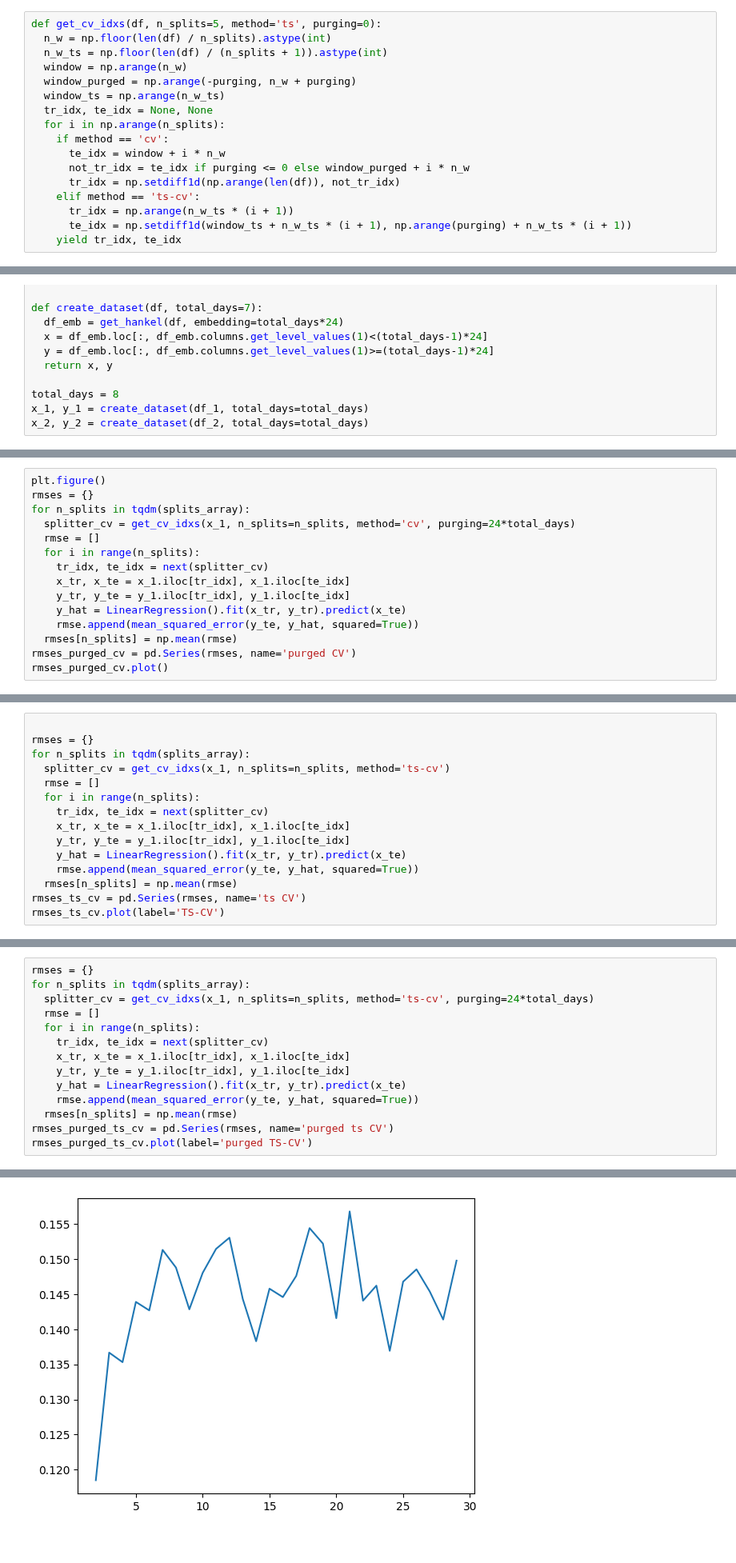
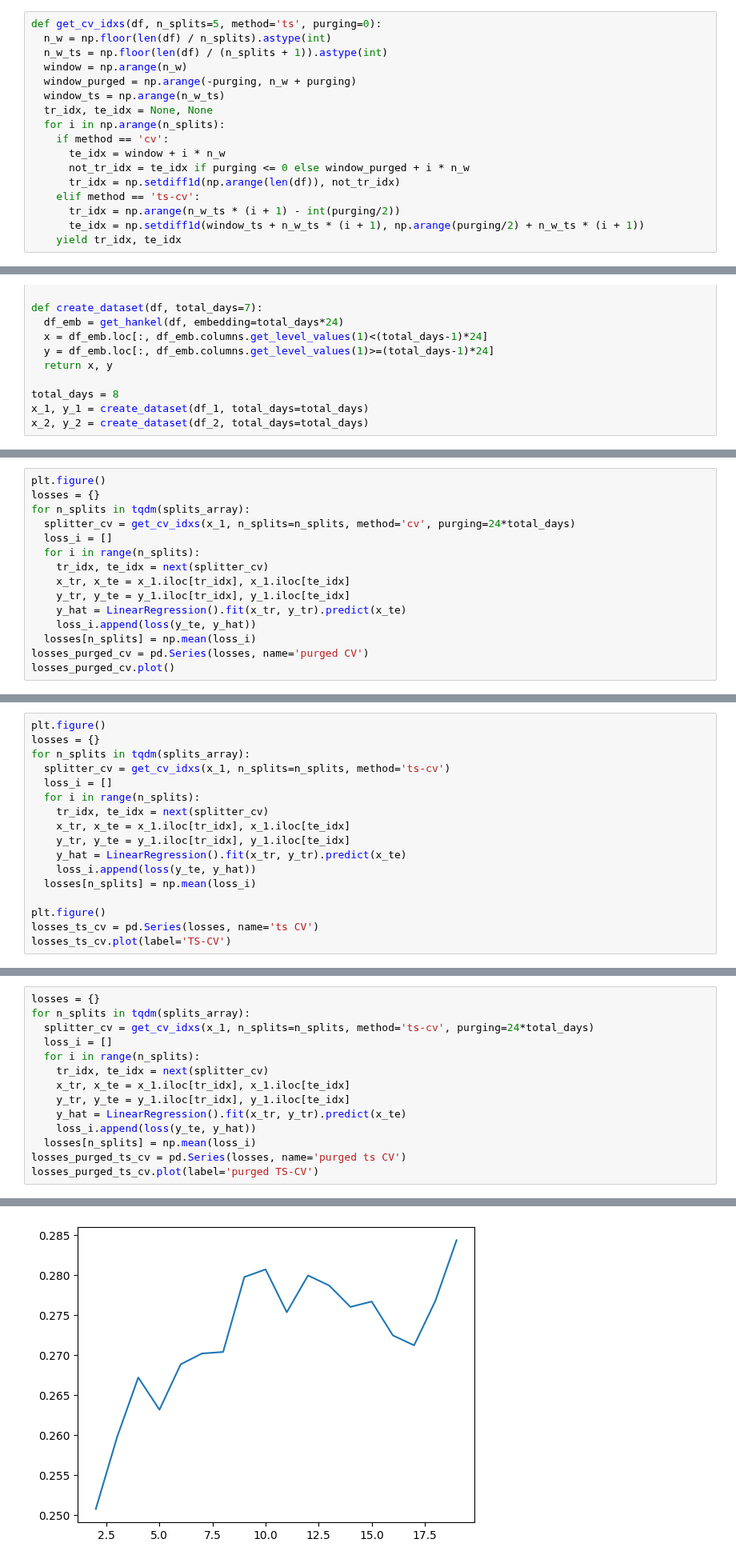
Before and after one commit to nepslor/teaching, a Jupyter notebook: TimeSeriesForecasting/cross_validation.ipynb, the cells around one changed output, grey strips where cells are left out. Shown at 80% size. Saved outputs shown, nothing was run; the diff lists cells and outputs as text.

```diff
--- a/TimeSeriesForecasting/cross_validation.ipynb
+++ b/TimeSeriesForecasting/cross_validation.ipynb
@@ -48,8 +65,8 @@ def get_cv_idxs(df, n_splits=5, method='ts', purging=0):
       not_tr_idx = te_idx if purging <= 0 else window_purged + i * n_w
       tr_idx = np.setdiff1d(np.arange(len(df)), not_tr_idx)
     elif method == 'ts-cv':
-      tr_idx = np.arange(n_w_ts * (i + 1))
-      te_idx = np.setdiff1d(window_ts + n_w_ts * (i + 1), np.arange(purging) + n_w_ts * (i + 1))
+      tr_idx = np.arange(n_w_ts * (i + 1) - int(purging/2))
+      te_idx = np.setdiff1d(window_ts + n_w_ts * (i + 1), np.arange(purging/2) + n_w_ts * (i + 1))
     yield tr_idx, te_idx
 # %%
 def plot_splits(splits, nsplits, ax=None):
@@ -161,17 +178,17 @@ rmses_cv.plot()
 # %%
 plt.figure()
-rmses = {}
+losses = {}
 for n_splits in tqdm(splits_array):
   splitter_cv = get_cv_idxs(x_1, n_splits=n_splits, method='cv', purging=24*total_days)
-  rmse = []
+  loss_i = []
   for i in range(n_splits):
     tr_idx, te_idx = next(splitter_cv)
     x_tr, x_te = x_1.iloc[tr_idx], x_1.iloc[te_idx]
     y_tr, y_te = y_1.iloc[tr_idx], y_1.iloc[te_idx]
     y_hat = LinearRegression().fit(x_tr, y_tr).predict(x_te)
-    rmse.append(mean_squared_error(y_te, y_hat, squared=True))
-  rmses[n_splits] = np.mean(rmse)
-rmses_purged_cv = pd.Series(rmses, name='purged CV')
-rmses_purged_cv.plot()
+    loss_i.append(loss(y_te, y_hat))
+  losses[n_splits] = np.mean(loss_i)
+losses_purged_cv = pd.Series(losses, name='purged CV')
+losses_purged_cv.plot()
 # %% [output]
 <Axes: >
@@ -179,17 +196,19 @@ rmses_purged_cv.plot()
 # %%
-
-rmses = {}
+plt.figure()
+losses = {}
 for n_splits in tqdm(splits_array):
   splitter_cv = get_cv_idxs(x_1, n_splits=n_splits, method='ts-cv')
-  rmse = []
+  loss_i = []
   for i in range(n_splits):
     tr_idx, te_idx = next(splitter_cv)
     x_tr, x_te = x_1.iloc[tr_idx], x_1.iloc[te_idx]
     y_tr, y_te = y_1.iloc[tr_idx], y_1.iloc[te_idx]
     y_hat = LinearRegression().fit(x_tr, y_tr).predict(x_te)
-    rmse.append(mean_squared_error(y_te, y_hat, squared=True))
-  rmses[n_splits] = np.mean(rmse)
-rmses_ts_cv = pd.Series(rmses, name='ts CV')
-rmses_ts_cv.plot(label='TS-CV')
+    loss_i.append(loss(y_te, y_hat))
+  losses[n_splits] = np.mean(loss_i)
+
+plt.figure()
+losses_ts_cv = pd.Series(losses, name='ts CV')
+losses_ts_cv.plot(label='TS-CV')
 # %% [output]
 <Axes: >
@@ -197,18 +217,18 @@ rmses_ts_cv.plot(label='TS-CV')
 # %%
-rmses = {}
+losses = {}
 for n_splits in tqdm(splits_array):
   splitter_cv = get_cv_idxs(x_1, n_splits=n_splits, method='ts-cv', purging=24*total_days)
-  rmse = []
+  loss_i = []
   for i in range(n_splits):
     tr_idx, te_idx = next(splitter_cv)
     x_tr, x_te = x_1.iloc[tr_idx], x_1.iloc[te_idx]
     y_tr, y_te = y_1.iloc[tr_idx], y_1.iloc[te_idx]
     y_hat = LinearRegression().fit(x_tr, y_tr).predict(x_te)
-    rmse.append(mean_squared_error(y_te, y_hat, squared=True))
-  rmses[n_splits] = np.mean(rmse)
-rmses_purged_ts_cv = pd.Series(rmses, name='purged ts CV')
-rmses_purged_ts_cv.plot(label='purged TS-CV')
+    loss_i.append(loss(y_te, y_hat))
+  losses[n_splits] = np.mean(loss_i)
+losses_purged_ts_cv = pd.Series(losses, name='purged ts CV')
+losses_purged_ts_cv.plot(label='purged TS-CV')
 # %% [output]
 <Axes: >
-[figure, old version]
+[figure, new version]
 # %%
```
Also changed, not shown: parts of 11 cells of this notebook.
